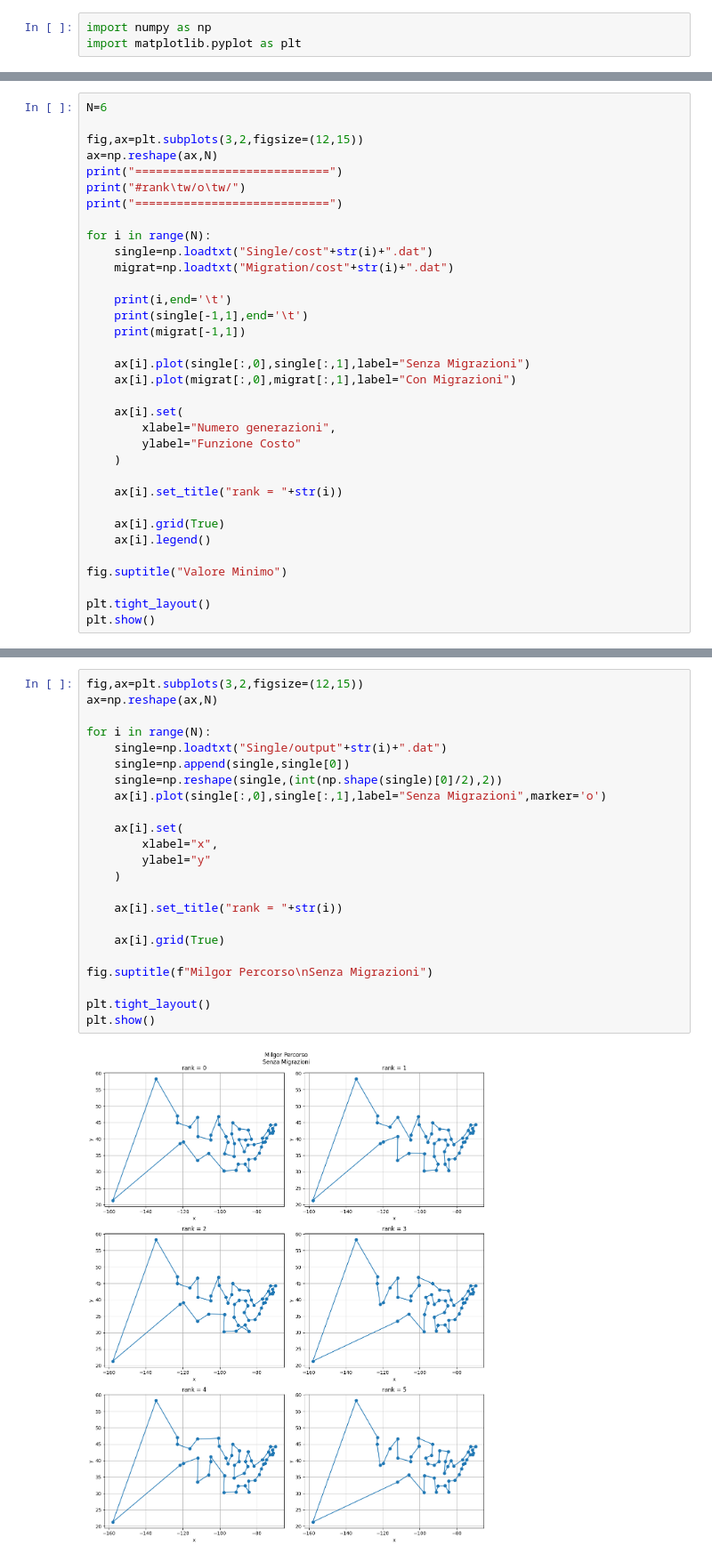
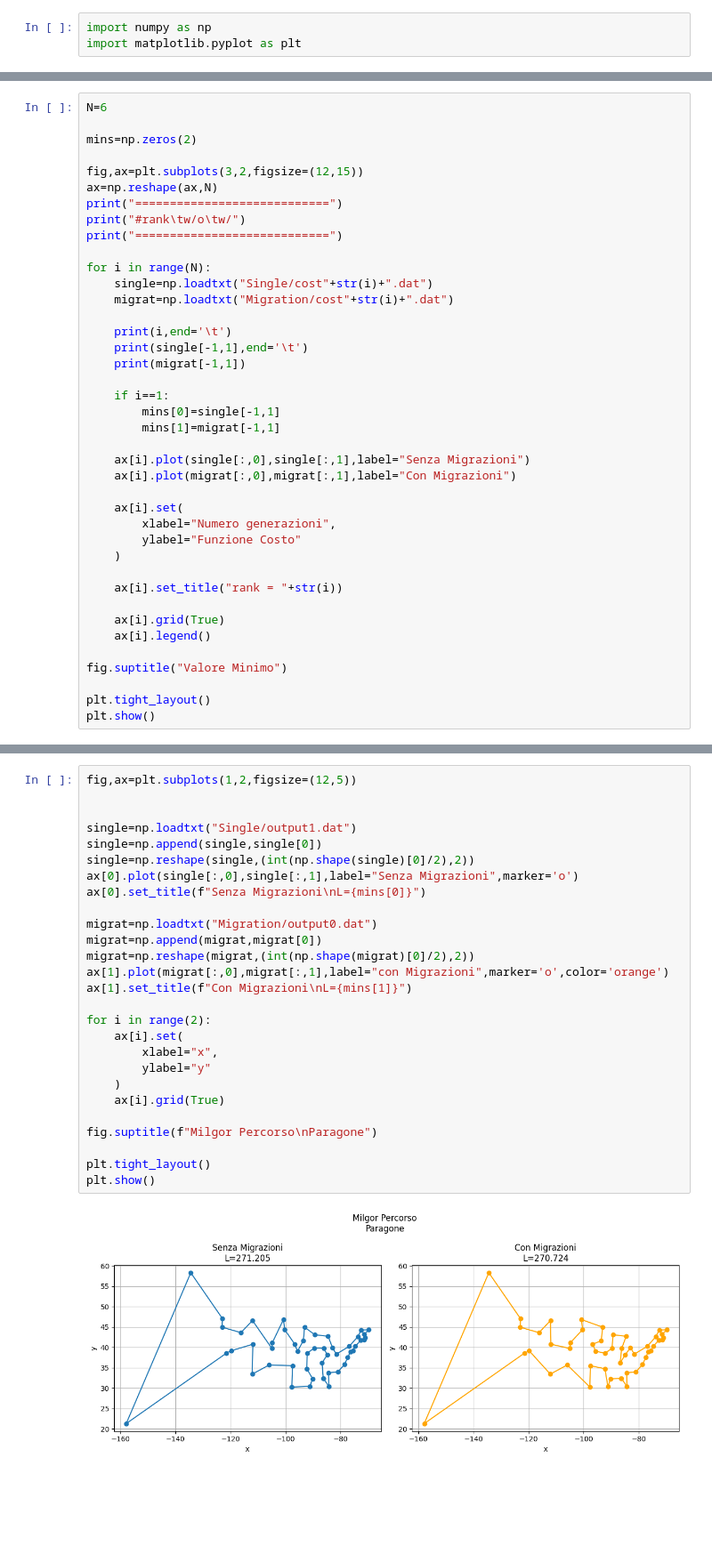
Before and after one commit to sergio-egm/lsn_delivery_exercises, a Jupyter notebook: es10/LSN_Exercises_10.ipynb, the cells around one changed output, grey strips where cells are left out. Shown: that part at 89% size. Drawn from its saved outputs; the diff is of its cells as text; blank space fills up the shorter version.

```diff
--- a/es10/LSN_Exercises_10.ipynb
+++ b/es10/LSN_Exercises_10.ipynb
@@ -4,5 +30,7 @@ import matplotlib.pyplot as plt
 # %%
 N=6
+
+mins=np.zeros(2)
 
 fig,ax=plt.subplots(3,2,figsize=(12,15))
 ax=np.reshape(ax,N)
@@ -17,6 +45,10 @@ for i in range(N):
     print(i,end='\t')
     print(single[-1,1],end='\t')
     print(migrat[-1,1])
+
+    if i==1:
+        mins[0]=single[-1,1]
+        mins[1]=migrat[-1,1]
 
     ax[i].plot(single[:,0],single[:,1],label="Senza Migrazioni")
     ax[i].plot(migrat[:,0],migrat[:,1],label="Con Migrazioni")
@@ -117,25 +196,29 @@ plt.show()
 # %%
-fig,ax=plt.subplots(3,2,figsize=(12,15))
-ax=np.reshape(ax,N)
+fig,ax=plt.subplots(1,2,figsize=(12,5))
 
-for i in range(N):
-    single=np.loadtxt("Single/output"+str(i)+".dat")
-    single=np.append(single,single[0])
-    single=np.reshape(single,(int(np.shape(single)[0]/2),2))
-    ax[i].plot(single[:,0],single[:,1],label="Senza Migrazioni",marker='o')
 
+single=np.loadtxt("Single/output1.dat")
+single=np.append(single,single[0])
+single=np.reshape(single,(int(np.shape(single)[0]/2),2))
+ax[0].plot(single[:,0],single[:,1],label="Senza Migrazioni",marker='o')
+ax[0].set_title(f"Senza Migrazioni\nL={mins[0]}")
+
+migrat=np.loadtxt("Migration/output0.dat")
+migrat=np.append(migrat,migrat[0])
+migrat=np.reshape(migrat,(int(np.shape(migrat)[0]/2),2))
+ax[1].plot(migrat[:,0],migrat[:,1],label="con Migrazioni",marker='o',color='orange')
+ax[1].set_title(f"Con Migrazioni\nL={mins[1]}")
+
+for i in range(2):
     ax[i].set(
         xlabel="x",
         ylabel="y"
     )
-
-    ax[i].set_title("rank = "+str(i))
-
     ax[i].grid(True)
 
-fig.suptitle(f"Milgor Percorso\nSenza Migrazioni")
+fig.suptitle(f"Milgor Percorso\nParagone")
 
 plt.tight_layout()
 plt.show()
 # %% [output]
-[figure, old version]
+[figure, new version]
```
Also changed, not shown: parts of 20 cells of this notebook, 11 other files.
